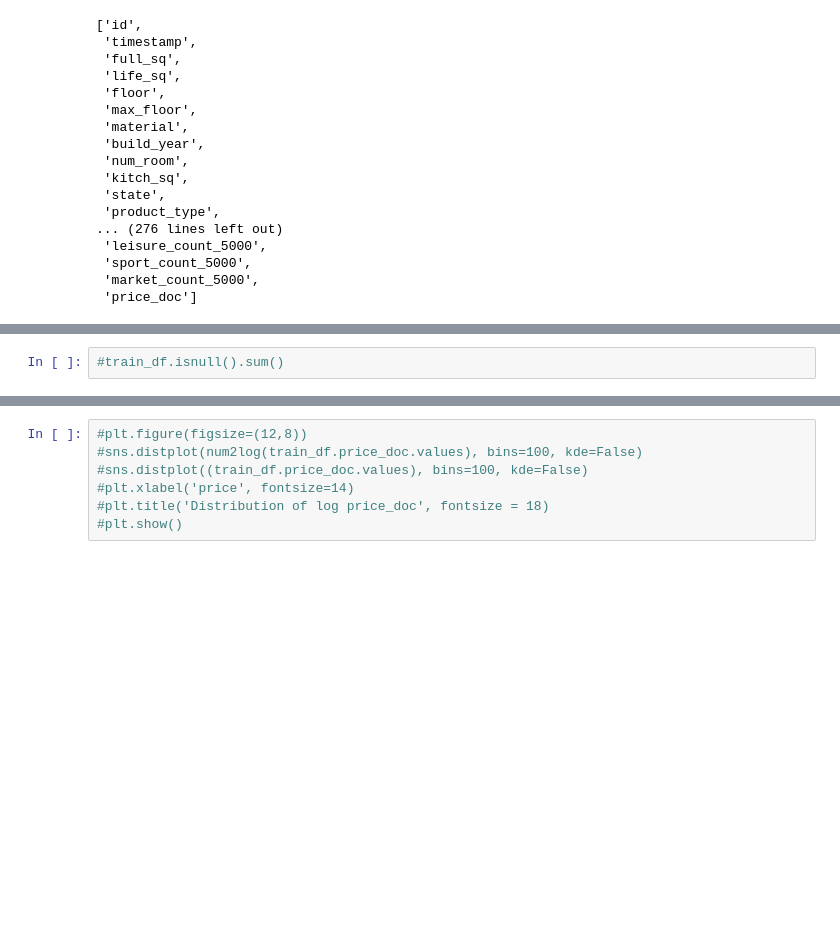
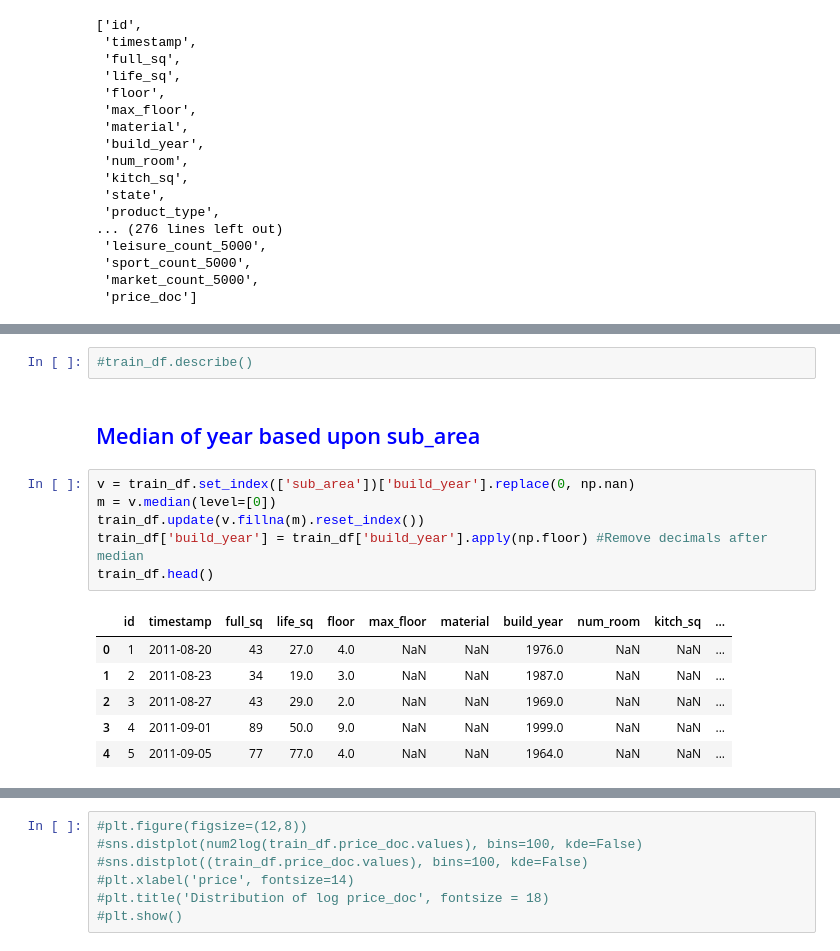
Before and after one commit to quedogf94/Spring2019_Project1, a Jupyter notebook: Goal_1.ipynb, the cells around one changed output, grey strips where cells are left out. Cells and saved outputs as stored; diff of their text form; blank space fills up the shorter version.

```diff
--- a/Goal_1.ipynb
+++ b/Goal_1.ipynb
@@ -123,2 +81,17 @@ train_df.describe()
 # %%
-#train_df.isnull().sum()
+#train_df.describe()
+# %% [markdown]
+## <font color='blue'>Median of year based upon sub_area</font>
+# %%
+v = train_df.set_index(['sub_area'])['build_year'].replace(0, np.nan)
+m = v.median(level=[0])
+train_df.update(v.fillna(m).reset_index())
+train_df['build_year'] = train_df['build_year'].apply(np.floor) #Remove decimals after median
+train_df.head()
+# %% [output]
+|  | id | timestamp | full_sq | life_sq | floor | max_floor | material | build_year | num_room | kitch_sq | ... |
+| 0 | 1 | 2011-08-20 | 43 | 27.0 | 4.0 | NaN | NaN | 1976.0 | NaN | NaN | ... |
+| 1 | 2 | 2011-08-23 | 34 | 19.0 | 3.0 | NaN | NaN | 1987.0 | NaN | NaN | ... |
+| 2 | 3 | 2011-08-27 | 43 | 29.0 | 2.0 | NaN | NaN | 1969.0 | NaN | NaN | ... |
+| 3 | 4 | 2011-09-01 | 89 | 50.0 | 9.0 | NaN | NaN | 1999.0 | NaN | NaN | ... |
+| 4 | 5 | 2011-09-05 | 77 | 77.0 | 4.0 | NaN | NaN | 1964.0 | NaN | NaN | ... |
```
Also changed, not shown: parts of 25 cells of this notebook.
